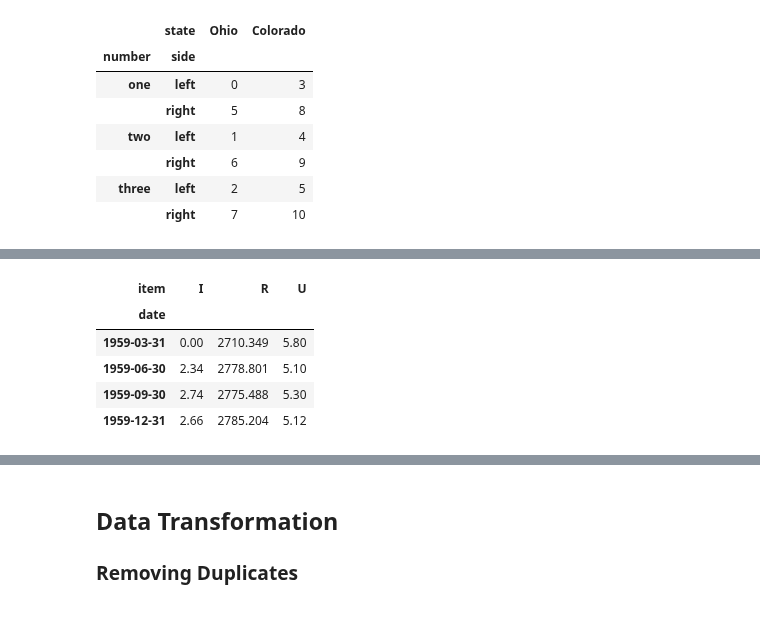
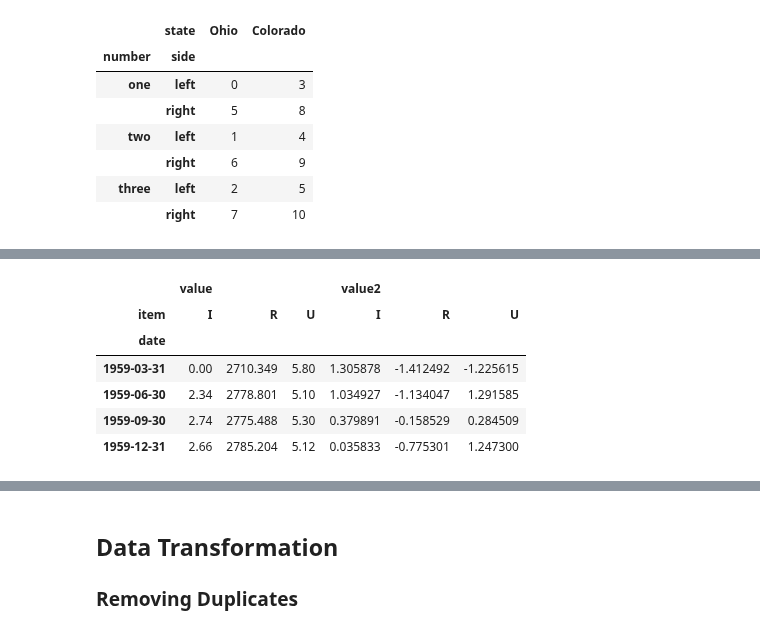
Before and after one commit to hugolu/learn-python, a Jupyter notebook: python-for-data-analysis/ch07-data-wrangling-clean-transform-merge-reshape.ipynb, the cells around one changed output, grey strips where cells are left out. Saved outputs shown, nothing was run; the diff lists cells and outputs as text; code cells hidden in the pictures.

```diff
--- a/python-for-data-analysis/ch07-data-wrangling-clean-transform-merge-reshape.ipynb
+++ b/python-for-data-analysis/ch07-data-wrangling-clean-transform-merge-reshape.ipynb
@@ -508,10 +590,11 @@ ldata = DataFrame({
 # %%
-pivoted = ldata.pivot('date', 'item', 'value')
-pivoted
+# 忽略最后一个参数，得到DataFrame就会带有层次的列
+ldata.pivot('date', 'item')
 # %% [output]
-| item | I | R | U |
-| date |  |  |  |
-| 1959-03-31 | 0.00 | 2710.349 | 5.80 |
-| 1959-06-30 | 2.34 | 2778.801 | 5.10 |
-| 1959-09-30 | 2.74 | 2775.488 | 5.30 |
-| 1959-12-31 | 2.66 | 2785.204 | 5.12 |
+|  | value |  |  | value2 |  |  |
+| item | I | R | U | I | R | U |
+| date |  |  |  |  |  |  |
+| 1959-03-31 | 0.00 | 2710.349 | 5.80 | 1.305878 | -1.412492 | -1.225615 |
+| 1959-06-30 | 2.34 | 2778.801 | 5.10 | 1.034927 | -1.134047 | 1.291585 |
+| 1959-09-30 | 2.74 | 2775.488 | 5.30 | 0.379891 | -0.158529 | 0.284509 |
+| 1959-12-31 | 2.66 | 2785.204 | 5.12 | 0.035833 | -0.775301 | 1.247300 |
```
Also changed, not shown: parts of 19 cells of this notebook.
